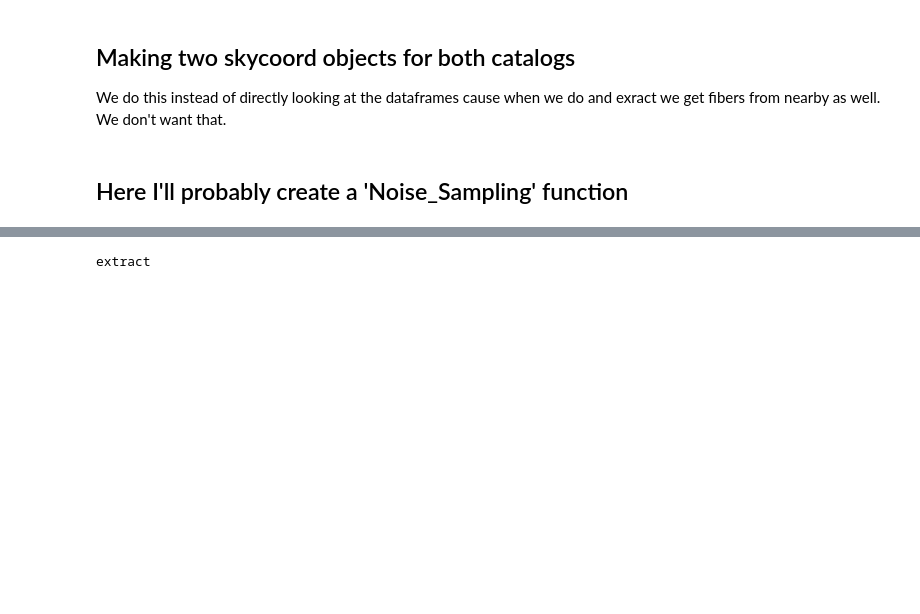
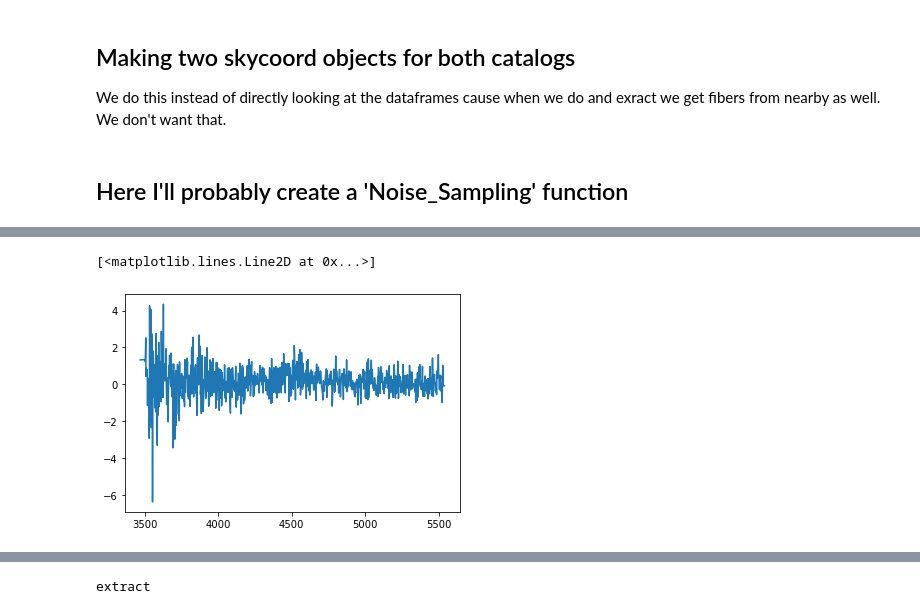
Before and after one commit to nickdavila/LAE-ML-Classification, a Jupyter notebook: Noise_Sampling.ipynb, the cells around one changed output, grey strips where cells are left out. Saved outputs shown, nothing was run; the diff lists cells and outputs as text; code cells hidden in the pictures; blank space fills up the shorter version.

Commit message:
Update noise sampling and new TSNE file

```diff
--- a/Noise_Sampling.ipynb
+++ b/Noise_Sampling.ipynb
@@ -91,0 +154,3 @@ h20_skycoords = SkyCoord(h20_valid_source_check['RA_MODELING'] * u.deg, h20_vali
+# %%
+samples_amount = 10
+test = Noise_Sampling(samples_amount)
@@ -91,0 +168,5 @@ h20_skycoords = SkyCoord(h20_valid_source_check['RA_MODELING'] * u.deg, h20_vali
+# %%
+extractions_list = []
+
+for i in range(samples_amount):
+    extractions_list.append(get_spectra(test[i]))
@@ -91,0 +207,5 @@ h20_skycoords = SkyCoord(h20_valid_source_check['RA_MODELING'] * u.deg, h20_vali
+# %%
+plt.plot(extractions_list[0]['wavelength'][0], extractions_list[0]['spec'][0])
+# %% [output]
+[<matplotlib.lines.Line2D at 0x...>]
+[figure, added]
```
Also changed, not shown: parts of 17 cells of this notebook, 1 other file.
